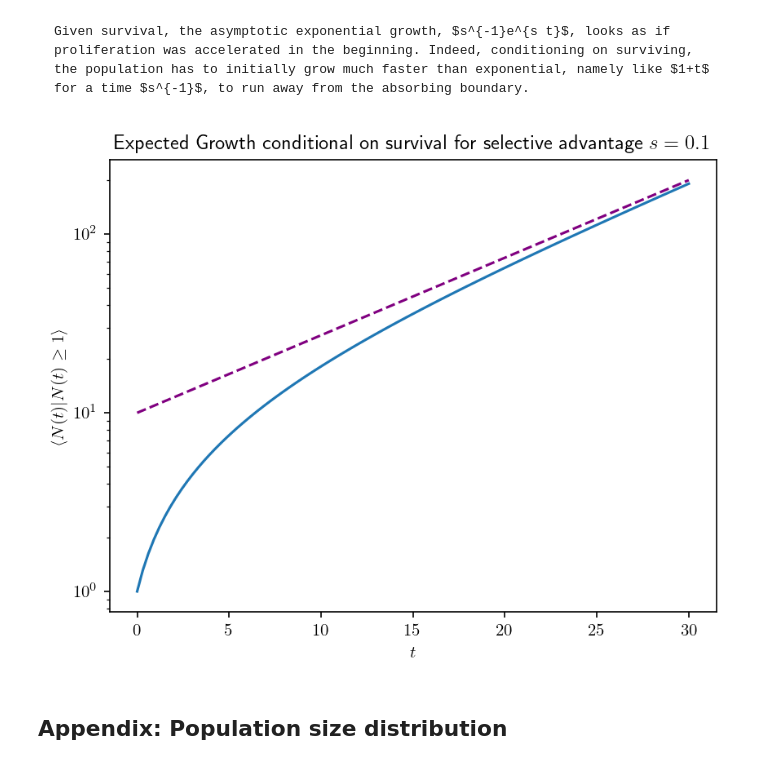
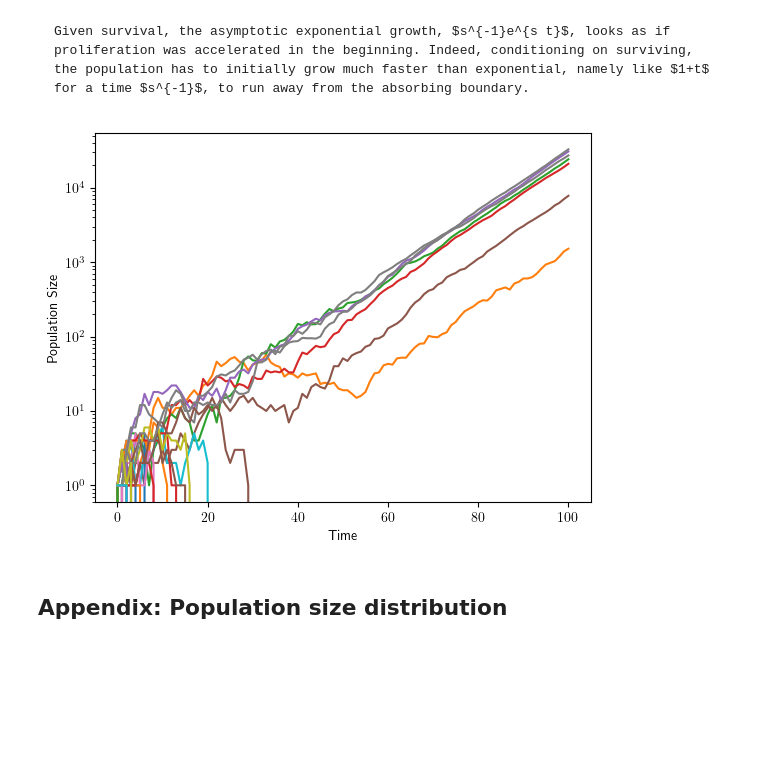
Before and after one commit to Hallatscheklab/PAM, a Jupyter notebook: _sources/Branching-processes-nb.ipynb, the cells around one changed output. Drawn from its saved outputs; the diff is of its cells as text; code cells hidden in the pictures; blank space fills up the shorter version.

````diff
--- a/_sources/Branching-processes-nb.ipynb
+++ b/_sources/Branching-processes-nb.ipynb
@@ -85,35 +114,46 @@ $$  (mean abundance)
 ```{note}
 Given survival, the asymptotic exponential growth, $s^{-1}e^{s t}$, looks as if proliferation was accelerated in the beginning. Indeed, conditioning on surviving, the population has to initially grow much faster than exponential, namely like $1+t$ for a time $s^{-1}$, to run away from the absorbing boundary.
 ```
-# %%
-import numpy as np
-import matplotlib.pyplot as plt
-# allow TeX
-plt.rcParams['text.usetex'] = True
-plt.figure(dpi=150)
-
-s = 0.1
-tmax = 30
-t = np.linspace(start=0, stop=tmax, num=100)
-y = 1+(np.exp(s*t)-1)/s
-
-yapprox = np.exp(s*t)/s
-
-
-# Add title and axis names
-plt.title(r'Expected Growth conditional on survival for selective advantage $s = 0.1$')
-plt.xlabel(r'$t $')
-plt.ylabel(r'$\langle N(t)|N(t)\geq1 \rangle $')
-
-#plt.hlines(y = 1/s, xmin= 0 , xmax=tmax, colors='purple', linestyles='--', lw=2, label='s')
-
-plt.yscale("log")
-
-plt.plot(t, y)
-plt.plot(t, yapprox, color='purple', linestyle='dashed')
-plt.show()
-# %% [output]
-[figure, removed]
+# %%
+import random
+import matplotlib.pyplot as plt
+
+
+def simulate_branching_process(s, replicates, time_period):
+    population_sizes = []
+
+    for _ in range(replicates):
+        population = [1]  # Start with one particle at time 0
+        t = 0
+
+        while t < time_period:
+            new_population_size = np.random.poisson((1+s)*population[t])
+            population.append(new_population_size)
+            t += 1
+
+        population_sizes.append(population)
+
+    return population_sizes
+
+s = 0.1
+replicates = 50
+time_period = 100
+
+population_sizes = simulate_branching_process(s, replicates, time_period)
+
+# Plotting the results
+time_points = list(range(time_period + 1))
+
+for i, population in enumerate(population_sizes):
+    plt.plot(time_points, population)
+
+
+plt.xlabel('Time')
+plt.ylabel('Population Size')
+plt.yscale("log")
+plt.show()
+# %% [output]
+[figure, added]
 # %% [markdown]
 ## Appendix: Population size distribution
 # %% [markdown]
````
Also changed, not shown: parts of 1 cell of this notebook, 3 other files.
